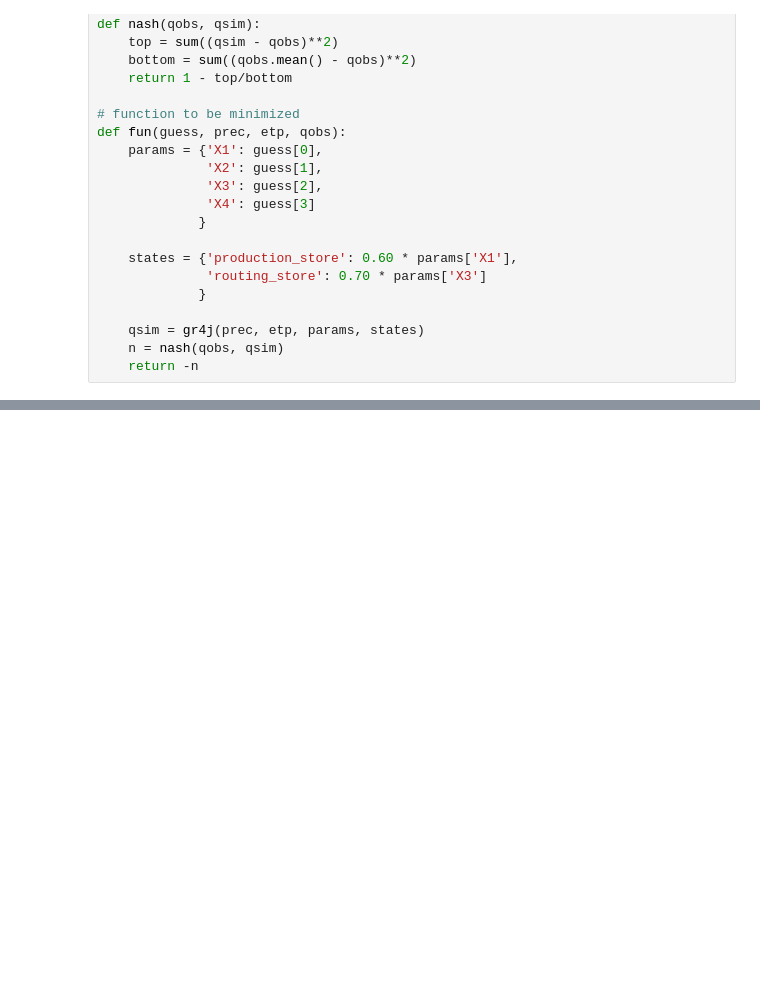
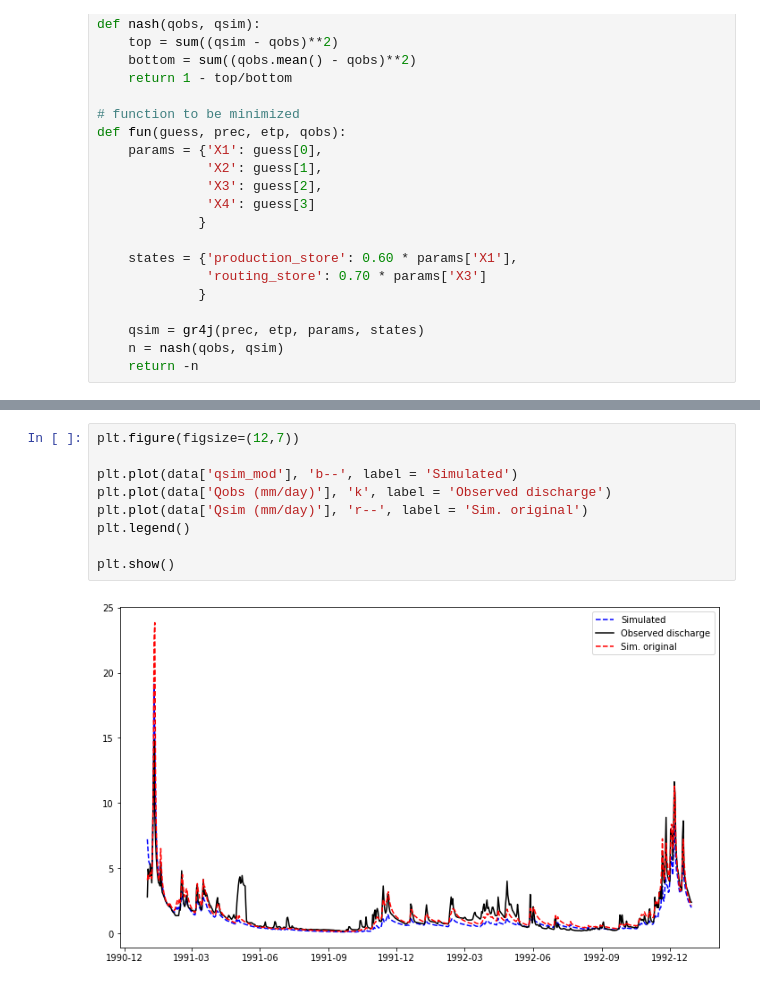
Before and after one commit to dvictori/learn_gr4j, a Jupyter notebook: Automatic parameter estimation for GR4J.ipynb, the cells around one changed output, grey strips where cells are left out. Saved outputs shown, nothing was run; the diff lists cells and outputs as text; blank space fills up the shorter version.

```diff
--- a/Automatic parameter estimation for GR4J.ipynb
+++ b/Automatic parameter estimation for GR4J.ipynb
@@ -97,0 +166,11 @@ nash(qobs, qsim)
+# %%
+plt.figure(figsize=(12,7))
+
+plt.plot(data['qsim_mod'], 'b--', label = 'Simulated')
+plt.plot(data['Qobs (mm/day)'], 'k', label = 'Observed discharge')
+plt.plot(data['Qsim (mm/day)'], 'r--', label = 'Sim. original')
+plt.legend()
+
+plt.show()
+# %% [output]
+[figure, added]
```
Also changed, not shown: parts of 6 cells of this notebook.
